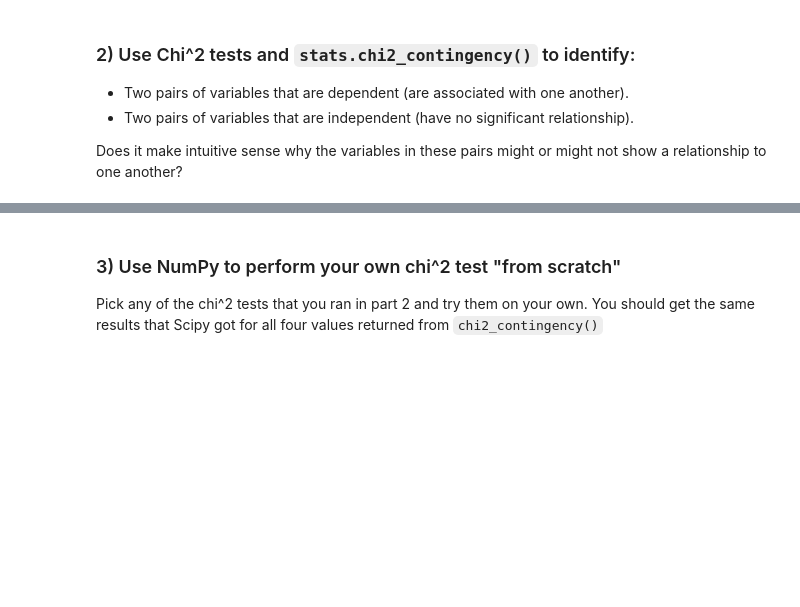
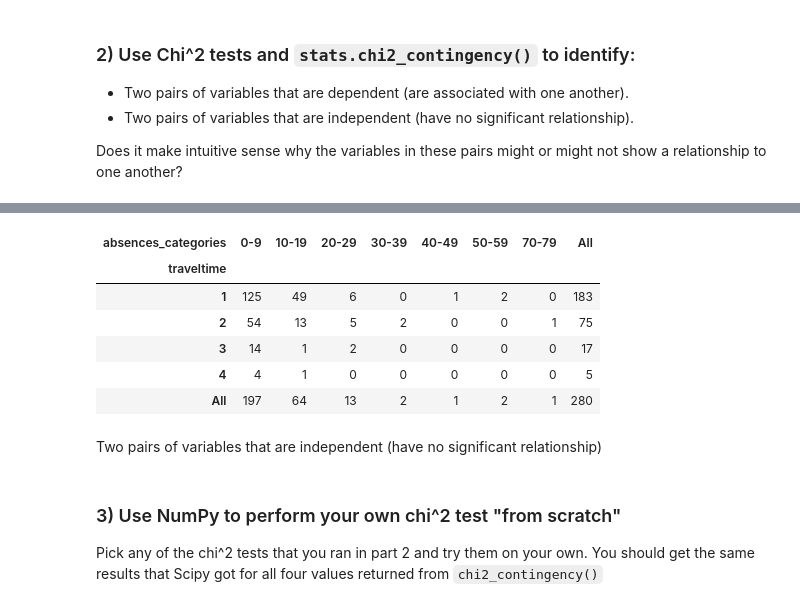
Before and after one commit to yestrella14/DS-Unit-1-Sprint-2-Statistics, a Jupyter notebook: LS_DS_122_Chi2_Tests_Assignment.ipynb, the cells around one changed output, grey strips where cells are left out. Cells and saved outputs as stored; diff of their text form; code cells hidden in the pictures; blank space fills up the shorter version.

```diff
--- a/LS_DS_122_Chi2_Tests_Assignment.ipynb
+++ b/LS_DS_122_Chi2_Tests_Assignment.ipynb
@@ -64,0 +148,6 @@ Does it make intuitive sense why the variables in these pairs might or might not
+# %%
+absences_labels= ['0-9', '10-19', '20-29', '30-39', '40-49', '50-59', '60-69', '70-79']
+absences_cutpoints = [0, 9, 19, 29, 39, 49, 59, 69, 100]
+
+students1['absences_categories'] = pd.cut(students1['absences'], absences_cutpoints, labels=absences_labels)
+students1['absences_categories'].value_counts()
@@ -65,3 +164,17 @@ Does it make intuitive sense why the variables in these pairs might or might not
+# %%
+contingency_table = pd.crosstab(students1['traveltime'], students1['absences_categories'], margins=True)
+
+contingency_table
+# %% [output]
+| absences_categories | 0-9 | 10-19 | 20-29 | 30-39 | 40-49 | 50-59 | 70-79 | All |
+| traveltime |  |  |  |  |  |  |  |  |
+| 1 | 125 | 49 | 6 | 0 | 1 | 2 | 0 | 183 |
+| 2 | 54 | 13 | 5 | 2 | 0 | 0 | 1 | 75 |
+| 3 | 14 | 1 | 2 | 0 | 0 | 0 | 0 | 17 |
+| 4 | 4 | 1 | 0 | 0 | 0 | 0 | 0 | 5 |
+| All | 197 | 64 | 13 | 2 | 1 | 2 | 1 | 280 |
+# %% [markdown]
+Two pairs of variables that are independent (have no significant relationship)
 # %% [markdown]
 ### 3) Use NumPy to perform your own chi^2 test "from scratch"
 
```
Also changed, not shown: parts of 15 cells of this notebook.
